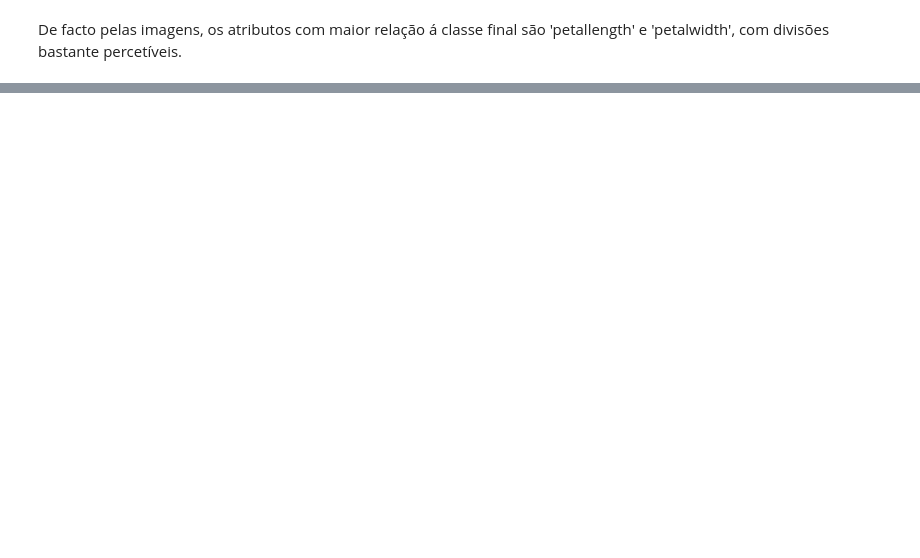
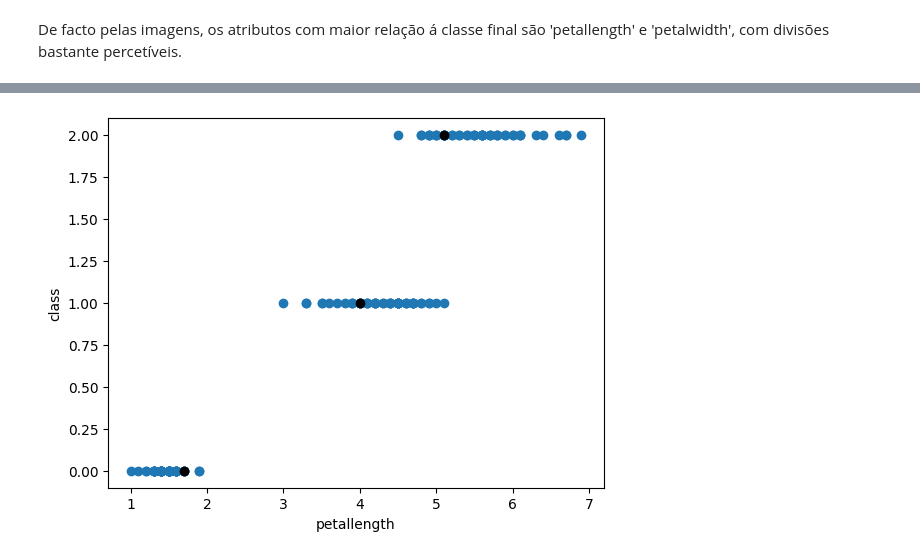
Before and after one commit to abrunhosa16/decisionsTrees, a Jupyter notebook: datasets/iris.ipynb, the cells around one changed output, grey strips where cells are left out. Saved outputs shown, nothing was run; the diff lists cells and outputs as text; code cells hidden in the pictures; blank space fills up the shorter version.

```diff
--- a/datasets/iris.ipynb
+++ b/datasets/iris.ipynb
@@ -50,0 +53,10 @@ De facto pelas imagens, os atributos com maior relação á classe final são 'p
+# %%
+K = 3
+centroids = iris_df.sample(n = K)
+plt.scatter(iris_df['petallength'],iris_df['class'])
+plt.scatter(centroids['petallength'],centroids['class'],c='black')
+plt.xlabel('petallength')
+plt.ylabel('class')
+plt.show()
+# %% [output]
+[figure, added]
```
Also changed, not shown: parts of 11 cells of this notebook.
